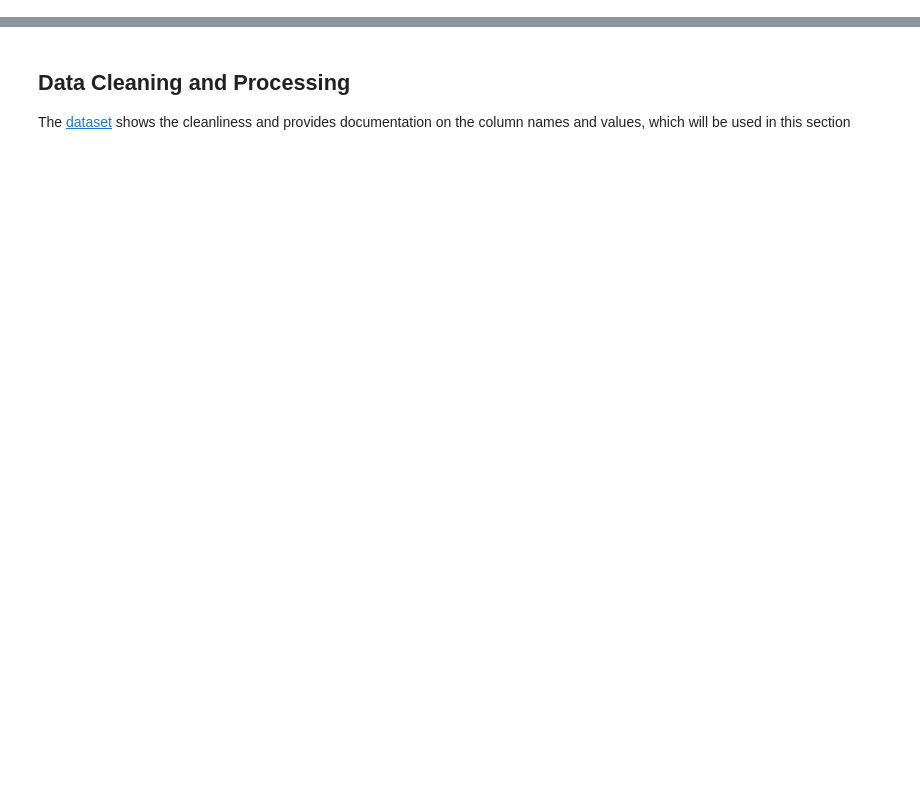
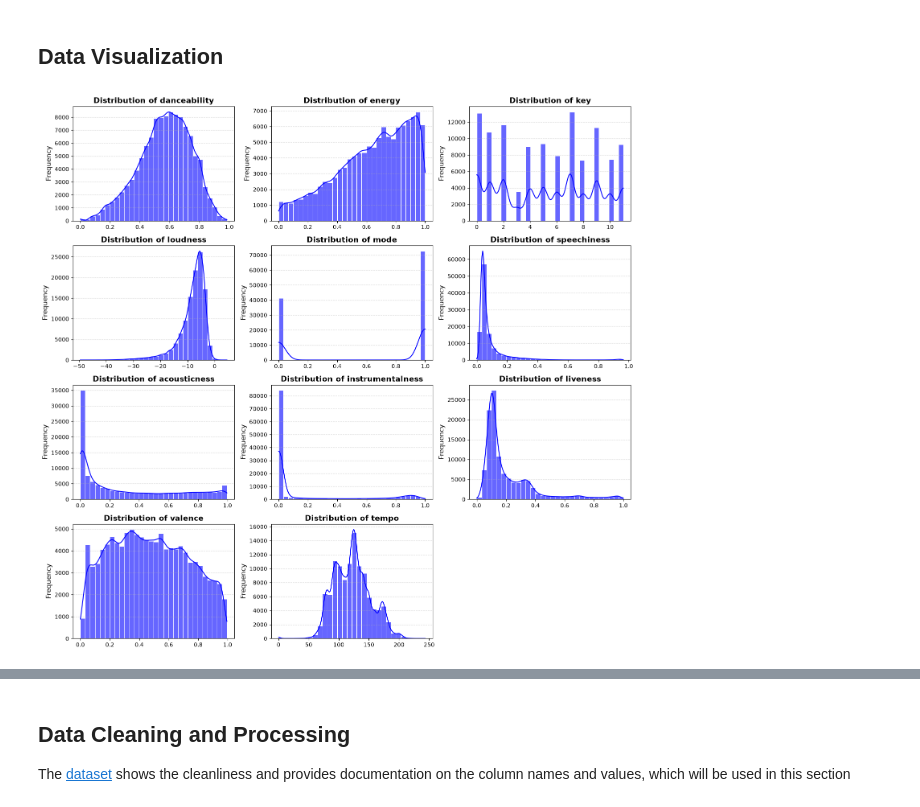
Before and after one commit to kevzjhu/Spotify-Stats, a Jupyter notebook: tracks_dataset.ipynb, the cells around one changed output, grey strips where cells are left out. Cells and saved outputs as stored; diff of their text form; code cells hidden in the pictures; blank space fills up the shorter version.

Commit message:
improved visualizations

```diff
--- a/tracks_dataset.ipynb
+++ b/tracks_dataset.ipynb
@@ -5,2 +10,43 @@ from sklearn.preprocessing import MinMaxScaler
 # %%
 df = pd.read_csv("hf://datasets/maharshipandya/spotify-tracks-dataset/dataset.csv", index_col = 0)
+# %% [markdown]
+## Data Visualization
+# %%
+def plot_feature_distributions(df, feature_cols, cols, rows):
+    fig, axes = plt.subplots(rows, cols, figsize = (15, rows * 3.5))
+    axes = axes = axes.flatten()
+
+    for i, col in enumerate(feature_cols):
+        sns.histplot(
+            df[col],
+            bins = 30,
+            kde = True,
+            ax = axes[i],
+            color = 'blue',
+            edgecolor = 'white',
+            alpha = 0.6
+        )
+
+        axes[i].set_title(f'Distribution of {col}', fontsize = 14, fontweight = "bold")
+        axes[i].set_xlabel("")
+        axes[i].set_ylabel("Frequency", fontsize = 12)
+        axes[i].grid(axis = "y", linestyle = '--', alpha = 0.5)
+
+    for j in range(len(feature_cols), len(axes)):
+        fig.delaxes(axes[j])
+
+    plt.tight_layout()
+    plt.show()
+
+feature_cols = [
+    'danceability', 'energy', 'key', 'loudness', 'mode',
+    'speechiness', 'acousticness', 'instrumentalness',
+    'liveness', 'valence', 'tempo'
+]
+
+cols = 3
+rows = math.ceil(len(feature_cols)/cols)
+
+plot_feature_distributions(df, feature_cols, cols, rows)
+# %% [output]
+[figure, added]
```
Also changed, not shown: parts of 6 cells of this notebook.
